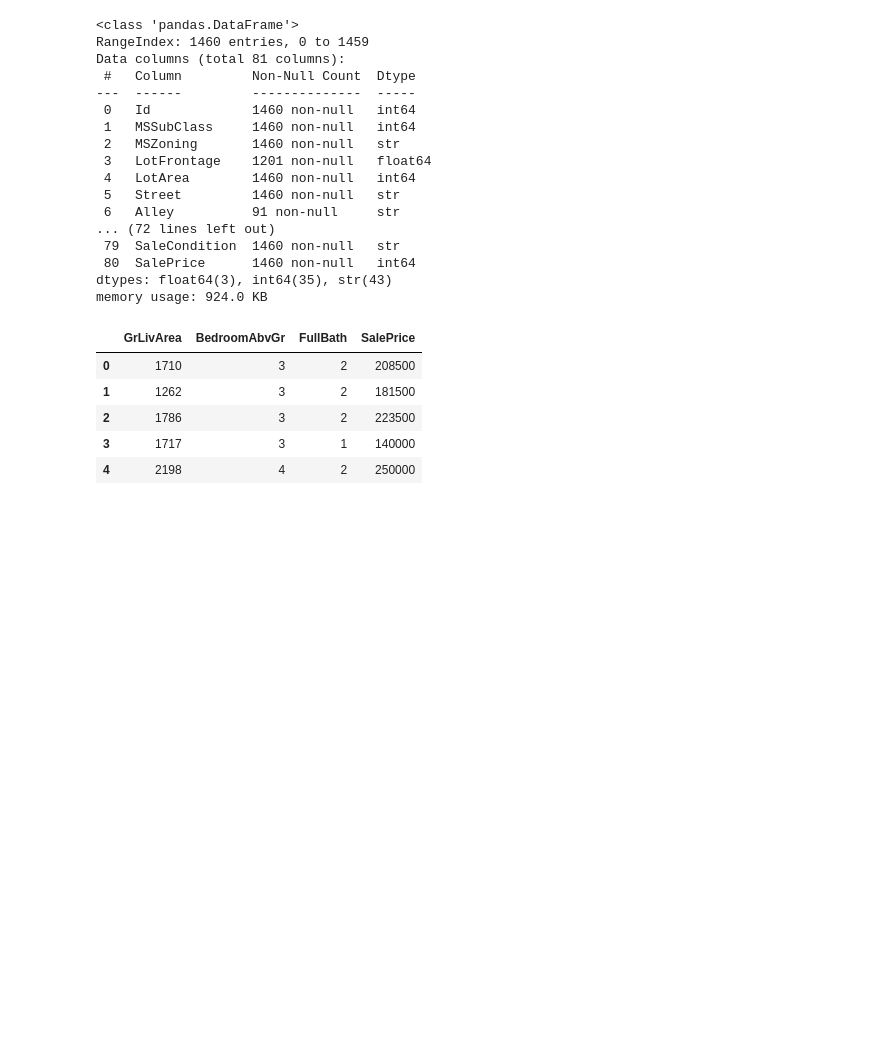
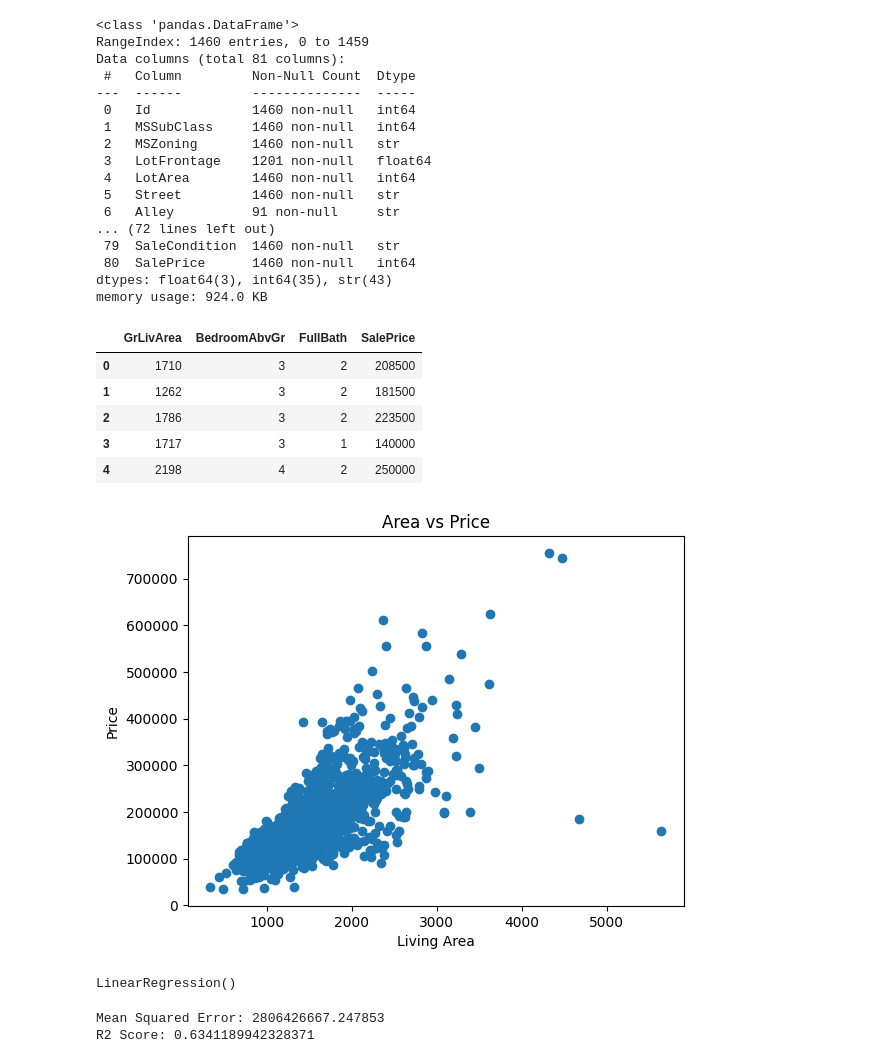
Before and after one commit to shashanksh05-git/PRODIGY_ML_01, a Jupyter notebook: Notebook/House_Prediction.ipynb, the cells around one changed output. Cells and saved outputs as stored; diff of their text form; code cells hidden in the pictures; blank space fills up the shorter version.

```diff
--- a/Notebook/House_Prediction.ipynb
+++ b/Notebook/House_Prediction.ipynb
@@ -80,3 +80,6 @@ df.head()
 | 4 | 2198 | 4 | 2 | 250000 |
 # %%
 ## 🧹 Data Cleaning
+# %%
+# Handle missing values
+df = df.fillna(df.mean())
@@ -82,0 +88,10 @@ df.head()
+# %%
+# Area vs Price
+plt.figure()
+plt.scatter(df["GrLivArea"], df["SalePrice"])
+plt.xlabel("Living Area")
+plt.ylabel("Price")
+plt.title("Area vs Price")
+plt.show()
+# %% [output]
+[figure, added]
@@ -82,0 +111,5 @@ df.head()
+# %%
+model = LinearRegression()
+model.fit(X_train, y_train)
+# %% [output]
+LinearRegression()
@@ -82,0 +118,11 @@ df.head()
+# %%
+y_pred = model.predict(X_test)
+
+mse = mean_squared_error(y_test, y_pred)
+r2 = r2_score(y_test, y_pred)
+
+print("Mean Squared Error:", mse)
+print("R2 Score:", r2)
+# %% [output]
+Mean Squared Error: 2806426667.247853
+R2 Score: 0.6341189942328371
```
Also changed, not shown: parts of 12 cells of this notebook.
